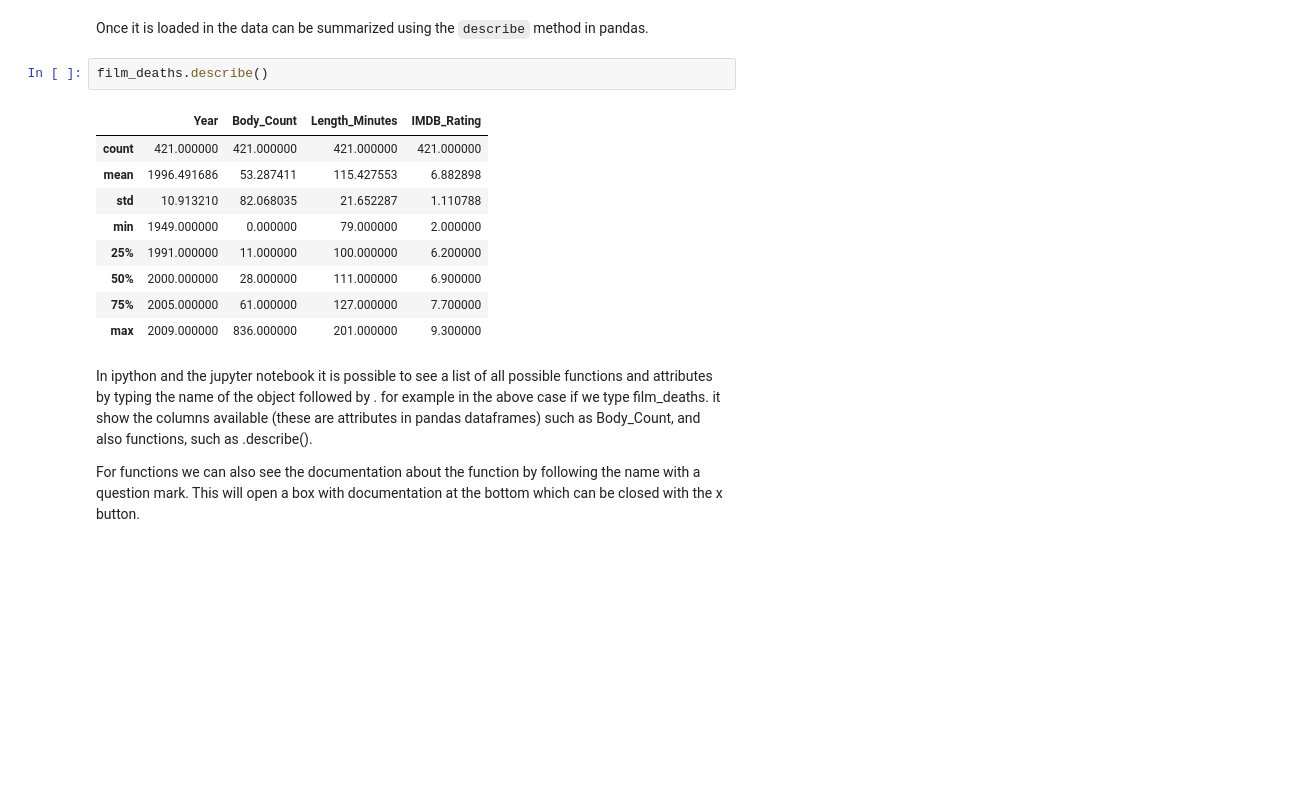
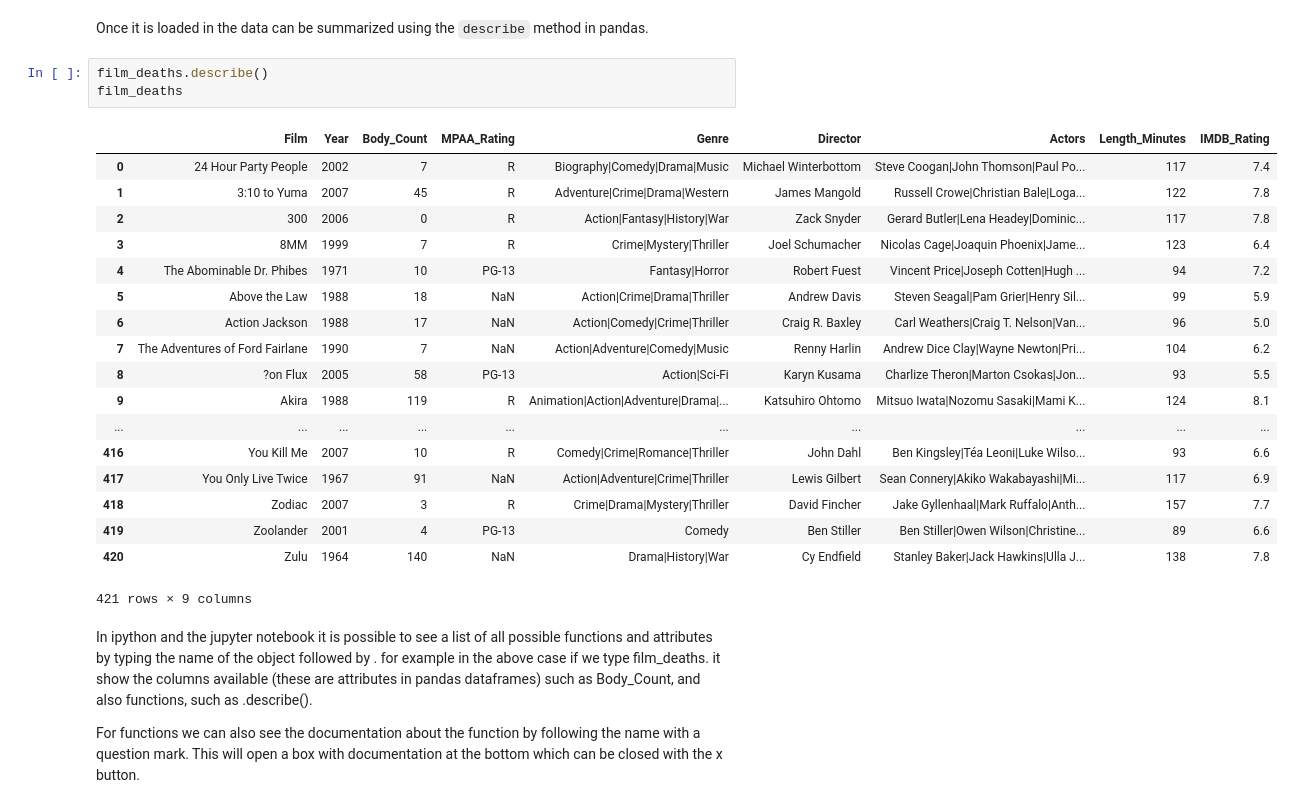
Before and after one commit to gpschool/dss15, a Jupyter notebook: jupyter and probability intro.ipynb, the cells around one changed output. Saved outputs shown, nothing was run; the diff lists cells and outputs as text; blank space fills up the shorter version.

```diff
--- a/jupyter and probability intro.ipynb
+++ b/jupyter and probability intro.ipynb
@@ -68,16 +70,26 @@ Once the data is downloaded we can unzip it into the same directory where we are
 Once it is loaded in the data can be summarized using the `describe` method in pandas.
 # %%
 film_deaths.describe()
+film_deaths
 # %% [output]
-|  | Year | Body_Count | Length_Minutes | IMDB_Rating |
-| count | 421.000000 | 421.000000 | 421.000000 | 421.000000 |
-| mean | 1996.491686 | 53.287411 | 115.427553 | 6.882898 |
-| std | 10.913210 | 82.068035 | 21.652287 | 1.110788 |
-| min | 1949.000000 | 0.000000 | 79.000000 | 2.000000 |
-| 25% | 1991.000000 | 11.000000 | 100.000000 | 6.200000 |
-| 50% | 2000.000000 | 28.000000 | 111.000000 | 6.900000 |
-| 75% | 2005.000000 | 61.000000 | 127.000000 | 7.700000 |
-| max | 2009.000000 | 836.000000 | 201.000000 | 9.300000 |
+|  | Film | Year | Body_Count | MPAA_Rating | Genre | Director | Actors | Length_Minutes | IMDB_Rating |
+| 0 | 24 Hour Party People | 2002 | 7 | R | Biography|Comedy|Drama|Music | Michael Winterbottom | Steve Coogan|John Thomson|Paul Po... | 117 | 7.4 |
+| 1 | 3:10 to Yuma | 2007 | 45 | R | Adventure|Crime|Drama|Western | James Mangold | Russell Crowe|Christian Bale|Loga... | 122 | 7.8 |
+| 2 | 300 | 2006 | 0 | R | Action|Fantasy|History|War | Zack Snyder | Gerard Butler|Lena Headey|Dominic... | 117 | 7.8 |
+| 3 | 8MM | 1999 | 7 | R | Crime|Mystery|Thriller | Joel Schumacher | Nicolas Cage|Joaquin Phoenix|Jame... | 123 | 6.4 |
+| 4 | The Abominable Dr. Phibes | 1971 | 10 | PG-13 | Fantasy|Horror | Robert Fuest | Vincent Price|Joseph Cotten|Hugh ... | 94 | 7.2 |
+| 5 | Above the Law | 1988 | 18 | NaN | Action|Crime|Drama|Thriller | Andrew Davis | Steven Seagal|Pam Grier|Henry Sil... | 99 | 5.9 |
+| 6 | Action Jackson | 1988 | 17 | NaN | Action|Comedy|Crime|Thriller | Craig R. Baxley | Carl Weathers|Craig T. Nelson|Van... | 96 | 5.0 |
+| 7 | The Adventures of Ford Fairlane | 1990 | 7 | NaN | Action|Adventure|Comedy|Music | Renny Harlin | Andrew Dice Clay|Wayne Newton|Pri... | 104 | 6.2 |
+| 8 | ?on Flux | 2005 | 58 | PG-13 | Action|Sci-Fi | Karyn Kusama | Charlize Theron|Marton Csokas|Jon... | 93 | 5.5 |
+| 9 | Akira | 1988 | 119 | R | Animation|Action|Adventure|Drama|... | Katsuhiro Ohtomo | Mitsuo Iwata|Nozomu Sasaki|Mami K... | 124 | 8.1 |
+| ... | ... | ... | ... | ... | ... | ... | ... | ... | ... |
+| 416 | You Kill Me | 2007 | 10 | R | Comedy|Crime|Romance|Thriller | John Dahl | Ben Kingsley|Téa Leoni|Luke Wilso... | 93 | 6.6 |
+| 417 | You Only Live Twice | 1967 | 91 | NaN | Action|Adventure|Crime|Thriller | Lewis Gilbert | Sean Connery|Akiko Wakabayashi|Mi... | 117 | 6.9 |
+| 418 | Zodiac | 2007 | 3 | R | Crime|Drama|Mystery|Thriller | David Fincher | Jake Gyllenhaal|Mark Ruffalo|Anth... | 157 | 7.7 |
+| 419 | Zoolander | 2001 | 4 | PG-13 | Comedy | Ben Stiller | Ben Stiller|Owen Wilson|Christine... | 89 | 6.6 |
+| 420 | Zulu | 1964 | 140 | NaN | Drama|History|War | Cy Endfield | Stanley Baker|Jack Hawkins|Ulla J... | 138 | 7.8 |
+421 rows × 9 columns
 # %% [markdown]
 In ipython and the jupyter notebook it is possible to see a list of all possible functions and attributes by typing the name of the object followed by .<Tab> for example in the above case if we type film_deaths.<Tab> it show the columns available (these are attributes in pandas dataframes) such as Body_Count, and also functions, such as .describe().
 
```
Also changed, not shown: parts of 2 cells of this notebook.
